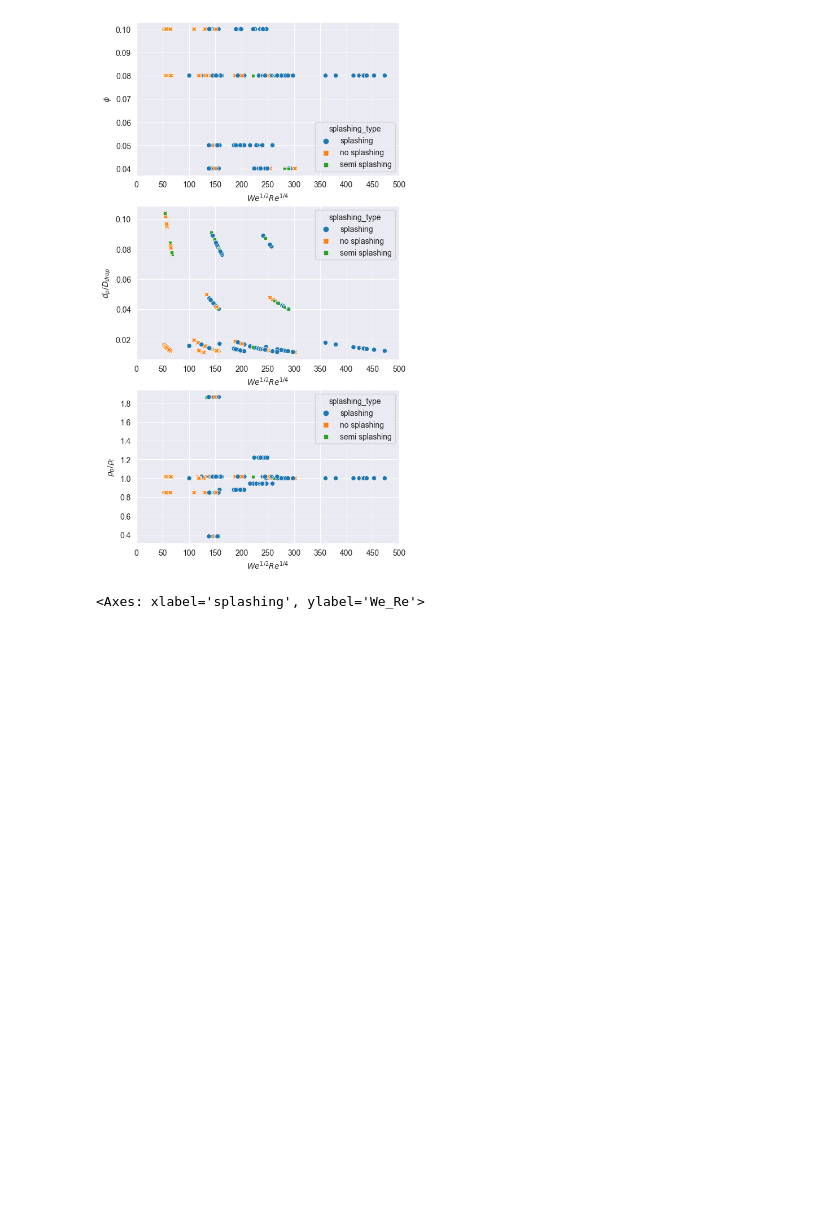
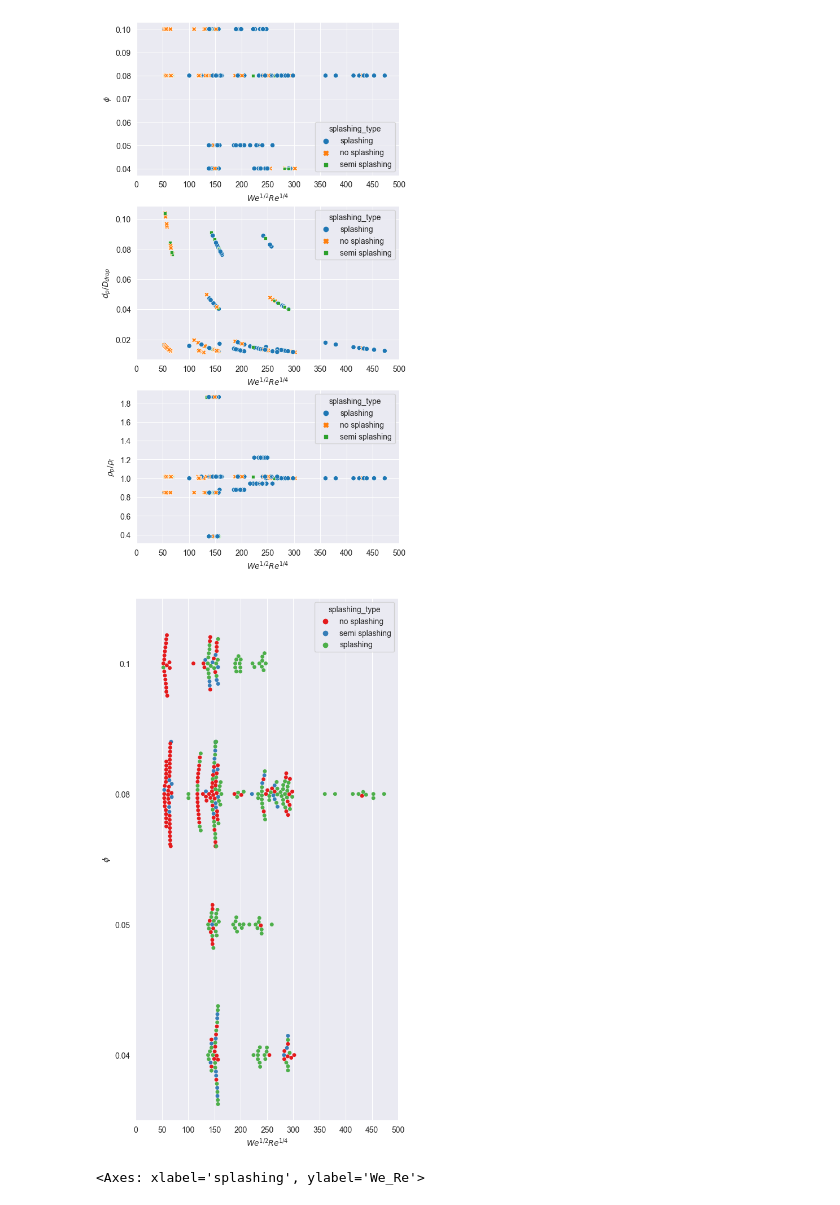
Before and after one commit to mvulf/drop-wall-impact-ml-prediction, a Jupyter notebook: notebooks/research.ipynb, the cells around one changed output. Drawn from its saved outputs; the diff is of its cells as text; code cells hidden in the pictures; blank space fills up the shorter version.

Commit message:
[ADD] swarmplot

```diff
--- a/notebooks/research.ipynb
+++ b/notebooks/research.ipynb
@@ -212,6 +212,26 @@ ax_density_ratio.set_ylabel('$\\rho_{p}/\\rho_{l}$')
 # %% [output]
 Text(0, 0.5, '$\\rho_{p}/\\rho_{l}$')
 [figure]
+# %%
+sns.color_palette('Set2')
+
+fig, ax_volume_fraction_swarm = plt.subplots(figsize=(6,12))
+sns.swarmplot(data=df, x='We_Re', y='volume_fraction', hue='splashing_type', # style='splashing_type',
+              ax=ax_volume_fraction_swarm, orient='h', size=4.95, order=[0.1, 0.08, 0.05, 0.04],
+              hue_order=['no splashing', 'semi splashing', 'splashing'],
+              palette='Set1'
+            )
+
+
+axes = (ax_volume_fraction_swarm, )
+
+for ax in axes:
+    ax.set_xticks(list(np.arange(0, 510, 50)));
+    ax.set_xlabel('$We^{1/2} Re^{1/4}$')
+
+ax_volume_fraction_swarm.set_ylabel('$\phi$');
+# %% [output]
+[figure, added]
 # %%
 sns.boxplot(data=df, x='splashing', y='We_Re')
 # %% [output]
```
